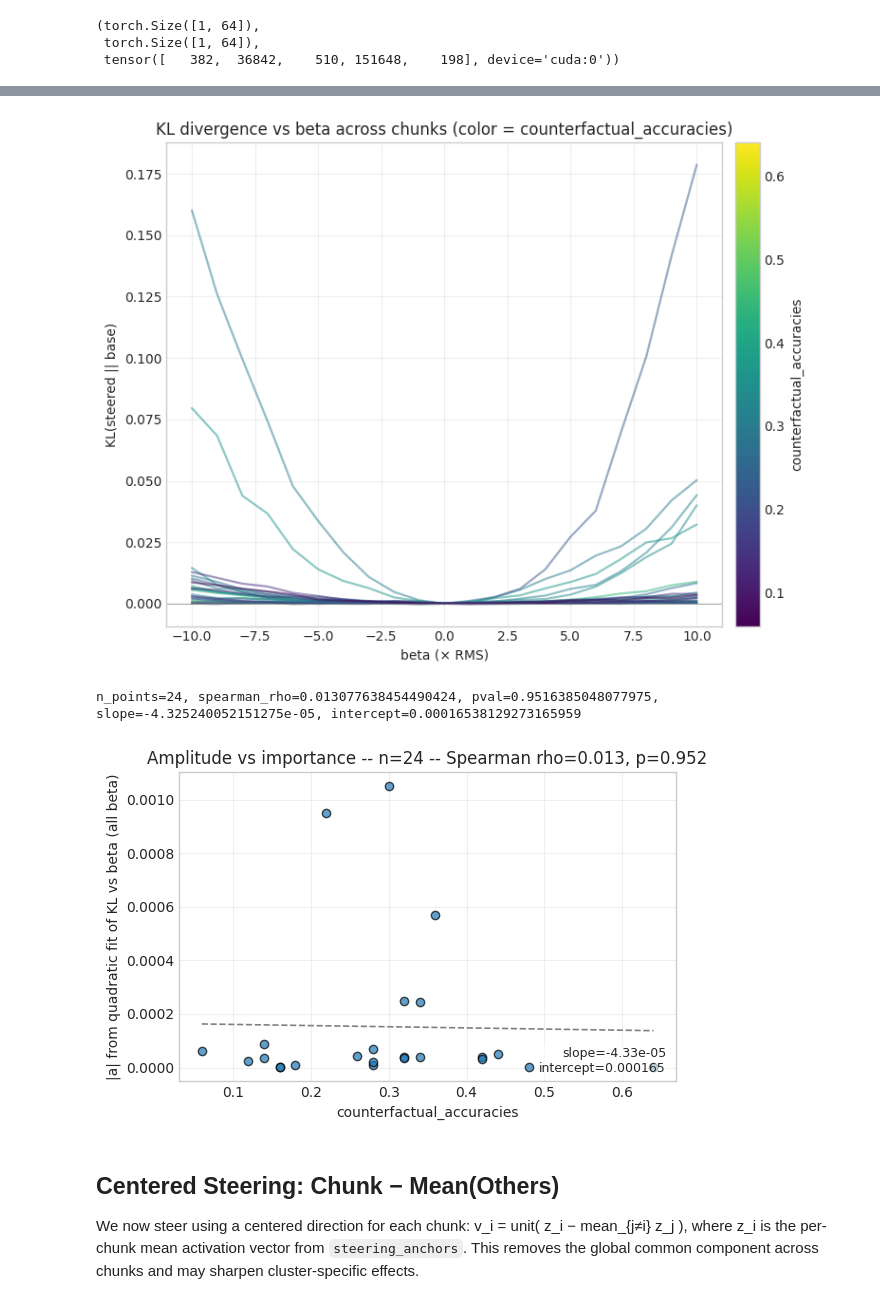
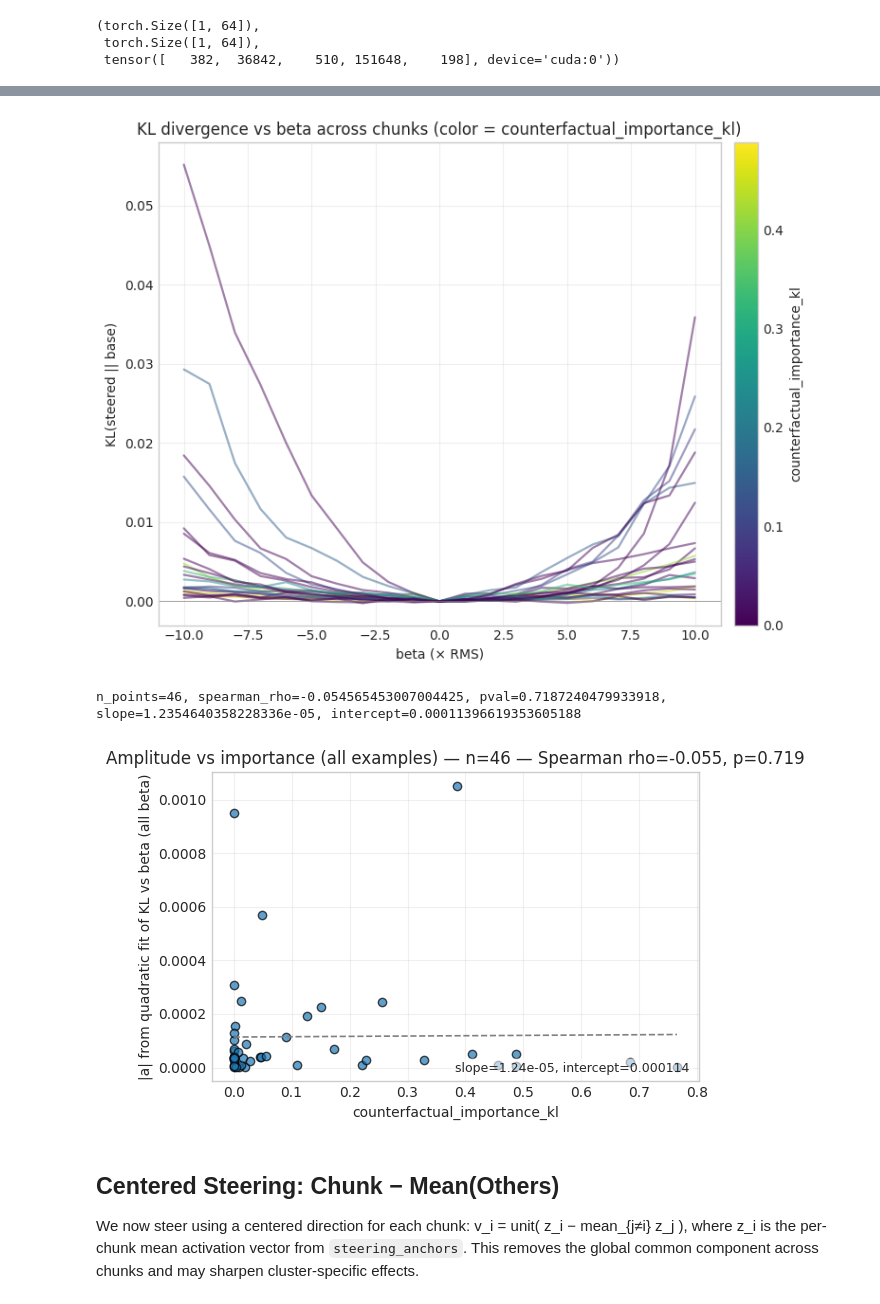
Before and after one commit to cutterdawes/SteeringThoughtAnchors, a Jupyter notebook: notebooks/experiment_3a_anchor_steering.ipynb, the cells around one changed output, grey strips where cells are left out. Drawn from its saved outputs; the diff is of its cells as text; code cells hidden in the pictures.

Commit message:
Measuring trajectories across chunks

```diff
--- a/notebooks/experiment_3a_anchor_steering.ipynb
+++ b/notebooks/experiment_3a_anchor_steering.ipynb
@@ -390,5 +395,5 @@ plt.show()
 # %%
-# Compute KL curves for all chunks and plot, color-coded by counterfactual_accuracies with a colorbar
+# Compute KL curves for all chunks and plot, color-coded by counterfactual_importance_kl with a colorbar
 import numpy as np
 import matplotlib.pyplot as plt
 from matplotlib.colors import Normalize
@@ -406,7 +411,7 @@ if not kl_curves:
 raw_imps = []
 for i in range(len(chunks)):
     try:
-        raw_imps.append(float(ex['counterfactual_accuracies'][i]))
+        raw_imps.append(float(ex['counterfactual_importance_kl'][i]))
     except Exception:
         raw_imps.append(0.0)
 imps = np.array(raw_imps, dtype=float)
@@ -435,24 +440,23 @@ for idx in sorted(kl_curves.keys()):
     alpha = 0.5  # = 0.95 if idx == anchor_idx else 0.6
     ax.plot(xs, ys, color=col, linewidth=lw, alpha=alpha)
 
-# Colorbar mapped to counterfactual_accuracies
+# Colorbar mapped to counterfactual_importance_kl
 sm = plt.cm.ScalarMappable(cmap=cmap, norm=norm)
 sm.set_array(imps)
 cbar = fig.colorbar(sm, ax=ax, pad=0.02)
-cbar.set_label('counterfactual_accuracies')
+cbar.set_label('counterfactual_importance_kl')
 
 # Labels and styling
 ax.axhline(0, color='gray', lw=0.5)
 ax.set_xlabel('beta (× RMS)')
 ax.set_ylabel('KL(steered || base)')
-ax.set_title('KL divergence vs beta across chunks (color = counterfactual_accuracies)')
+ax.set_title('KL divergence vs beta across chunks (color = counterfactual_importance_kl)')
 ax.grid(True, alpha=0.3)
 plt.tight_layout()
 plt.show()
 # %% [output]
-[figure, old version]
+[figure, new version]
 # %%
-
 # Fit a quadratic to each KL curve (all beta) across examples and plot amplitude vs counterfactual_importance_kl
 import numpy as np
 import matplotlib.pyplot as plt
@@ -506,38 +510,39 @@ if n_points > 1:
             ranks[order] = np.arange(len(arr), dtype=float)
             return ranks
         try:
             rx = _ranks(x); ry = _ranks(y)
             if np.nanstd(rx) == 0 or np.nanstd(ry) == 0:
                 rho, pval = np.nan, np.nan
             else:
                 rho = float(np.corrcoef(rx, ry)[0,1]); pval = np.nan
         except Exception:
             rho, pval = np.nan, np.nan
 
 slope, intercept = np.nan, np.nan
 if n_points > 1 and not np.allclose(x, x[0]):
     try:
         slope, intercept = np.polyfit(x, y, 1)
         xs_line = np.linspace(np.nanmin(x), np.nanmax(x), 200)
         ys_line = slope * xs_line + intercept
         ax.plot(xs_line, ys_line, color='gray', linestyle='--', linewidth=1.2, label=f'best-fit (slope={slope:.3g})')
     except Exception:
         slope, intercept = np.nan, np.nan
 
 title = f'Amplitude vs importance (all examples) — n={n_points} — Spearman rho={np.nan if np.isnan(rho) else float(rho):.3f}'
 if not np.isnan(pval):
     title += f', p={float(pval):.3g}'
 ax.set_title(title)
 if not np.isnan(slope) or not np.isnan(intercept):
-    ax.text(0.98, 0.02, f'slope={slope:.3g}
-intercept={intercept:.3g}', transform=ax.transAxes, ha='right', va='bottom', fontsize=9,
+    ax.text(0.98, 0.02, f'slope={slope:.3g}, intercept={intercept:.3g}', transform=ax.transAxes,
+            ha='right', va='bottom', fontsize=9,
             bbox=dict(boxstyle='round', facecolor='white', alpha=0.6, edgecolor='none'))
 print(f'n_points={n_points}, spearman_rho={rho}, pval={pval}, slope={slope}, intercept={intercept}')
 ax.grid(True, alpha=0.3)
-plt.tight_layout(); plt.show()
+plt.tight_layout()
+plt.show()
 # %% [output]
-n_points=24, spearman_rho=0.013077638454490424, pval=0.9516385048077975, slope=-4.325240052151275e-05, intercept=0.00016538129273165959
+n_points=46, spearman_rho=-0.054565453007004425, pval=0.7187240479933918, slope=1.2354640358228336e-05, intercept=0.00011396619353605188
-[figure, old version]
+[figure, new version]
 # %% [markdown]
 ## Centered Steering: Chunk − Mean(Others)
 
```
Also changed, not shown: parts of 8 cells of this notebook, 4 other files.
